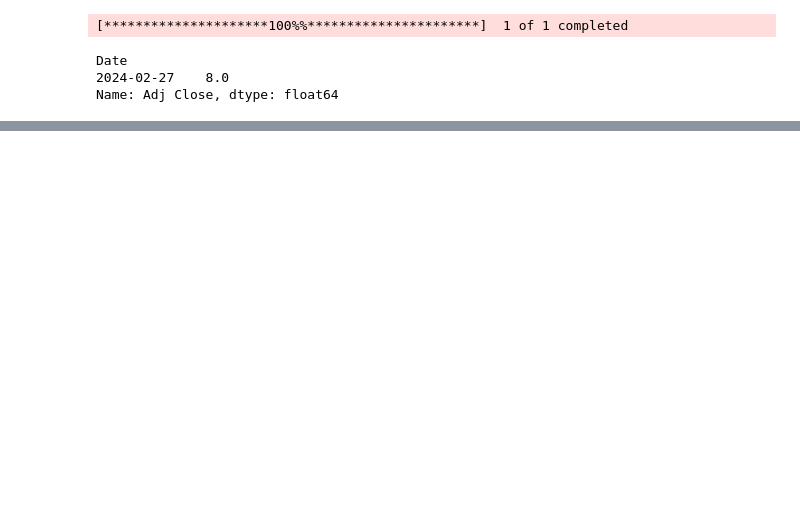
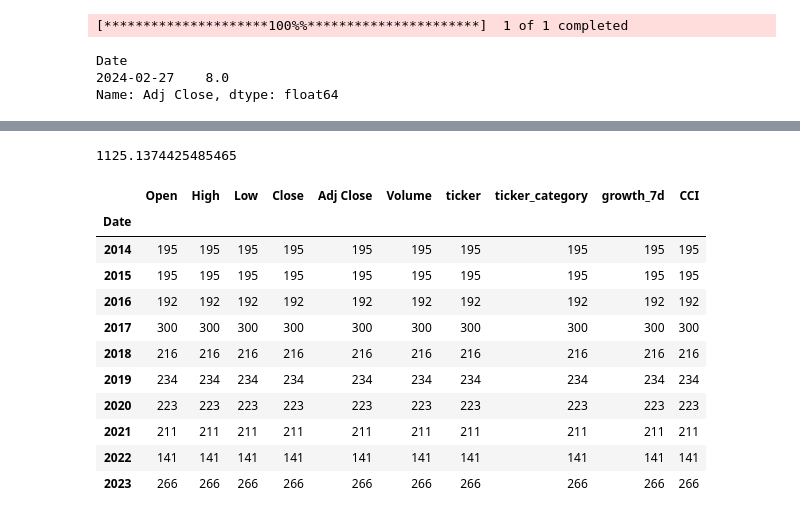
Before and after one commit to sherrytp/stock-markets-analytics-zoomcamp, a Jupyter notebook: 02-dataframe-analysis/HW2.ipynb, the cells around one changed output, grey strips where cells are left out. Saved outputs shown, nothing was run; the diff lists cells and outputs as text; code cells hidden in the pictures; blank space fills up the shorter version.

Commit message:
feat: HW2 done

```diff
--- a/02-dataframe-analysis/HW2.ipynb
+++ b/02-dataframe-analysis/HW2.ipynb
@@ -224,0 +274,6 @@ Name: Symbol, Length: 185, dtype: object
+# %%
+count_zeros = 0
+for i in max_future_growth.values():
+    if i == 0:
+        count_zeros += 1
+print(count_zeros)
@@ -241,0 +370,11 @@ def calculate(df: pd.DataFrame):
+# %%
+large = []
+for ticker in (NEW_US + NEW_EU + NEW_INDIA):
+    price_df = yf.download(tickers = ticker,
+                    period = "11y",
+                    interval = "1d")
+    price_df['ticker'] = ticker
+    price_df['ticker_category'] = 'LARGE'
+    price_df['growth_7d'] = price_df['Adj Close'] / price_df['Adj Close'].shift(7)
+
+    large.append(price_df)
@@ -241,0 +679,23 @@ def calculate(df: pd.DataFrame):
+# %%
+largest_df_techInd = largest_df_techInd[(largest_df_techInd.index >= pd.Timestamp('2014-01-01')) & (
+    largest_df_techInd.index < pd.Timestamp('2024-01-01')
+    )]
+
+gross_profit = 0
+shares = 0
+invest_cash = 1000
+
+for i in range(len(largest_df_techInd) - 5):
+        row_today = largest_df_techInd.iloc[i]
+        row_future = largest_df_techInd.iloc[i + 5]
+
+        # check if CCI > 200 and it's on Friday
+        if row_today['CCI'] > 200 and row_today.name.dayofweek == 4 \
+            and row_future['ticker'] == row_today['ticker']:
+            # buy shares with $1000
+            shares = invest_cash / row_today['Adj Close']
+            # hold for 5 trading days and sell
+            gross_profit += ((shares * row_future['Adj Close']) - invest_cash)
+            shares = 0
+
+            print(row_today['ticker'], gross_profit, row_future['ticker'])
@@ -241,0 +720,21 @@ def calculate(df: pd.DataFrame):
+# %%
+### HW Q4
+gross_profit
+# %% [output]
+1125.1374425485465
+# %%
+largest_done_cii = largest_df_techInd[largest_df_techInd['CCI'] > 200]
+largest_done_cii.groupby(largest_done_cii.index.year).count()
+# %% [output]
+|  | Open | High | Low | Close | Adj Close | Volume | ticker | ticker_category | growth_7d | CCI |
+| Date |  |  |  |  |  |  |  |  |  |  |
+| 2014 | 195 | 195 | 195 | 195 | 195 | 195 | 195 | 195 | 195 | 195 |
+| 2015 | 195 | 195 | 195 | 195 | 195 | 195 | 195 | 195 | 195 | 195 |
+| 2016 | 192 | 192 | 192 | 192 | 192 | 192 | 192 | 192 | 192 | 192 |
+| 2017 | 300 | 300 | 300 | 300 | 300 | 300 | 300 | 300 | 300 | 300 |
+| 2018 | 216 | 216 | 216 | 216 | 216 | 216 | 216 | 216 | 216 | 216 |
+| 2019 | 234 | 234 | 234 | 234 | 234 | 234 | 234 | 234 | 234 | 234 |
+| 2020 | 223 | 223 | 223 | 223 | 223 | 223 | 223 | 223 | 223 | 223 |
+| 2021 | 211 | 211 | 211 | 211 | 211 | 211 | 211 | 211 | 211 | 211 |
+| 2022 | 141 | 141 | 141 | 141 | 141 | 141 | 141 | 141 | 141 | 141 |
+| 2023 | 266 | 266 | 266 | 266 | 266 | 266 | 266 | 266 | 266 | 266 |
```
Also changed, not shown: parts of 37 cells of this notebook.
